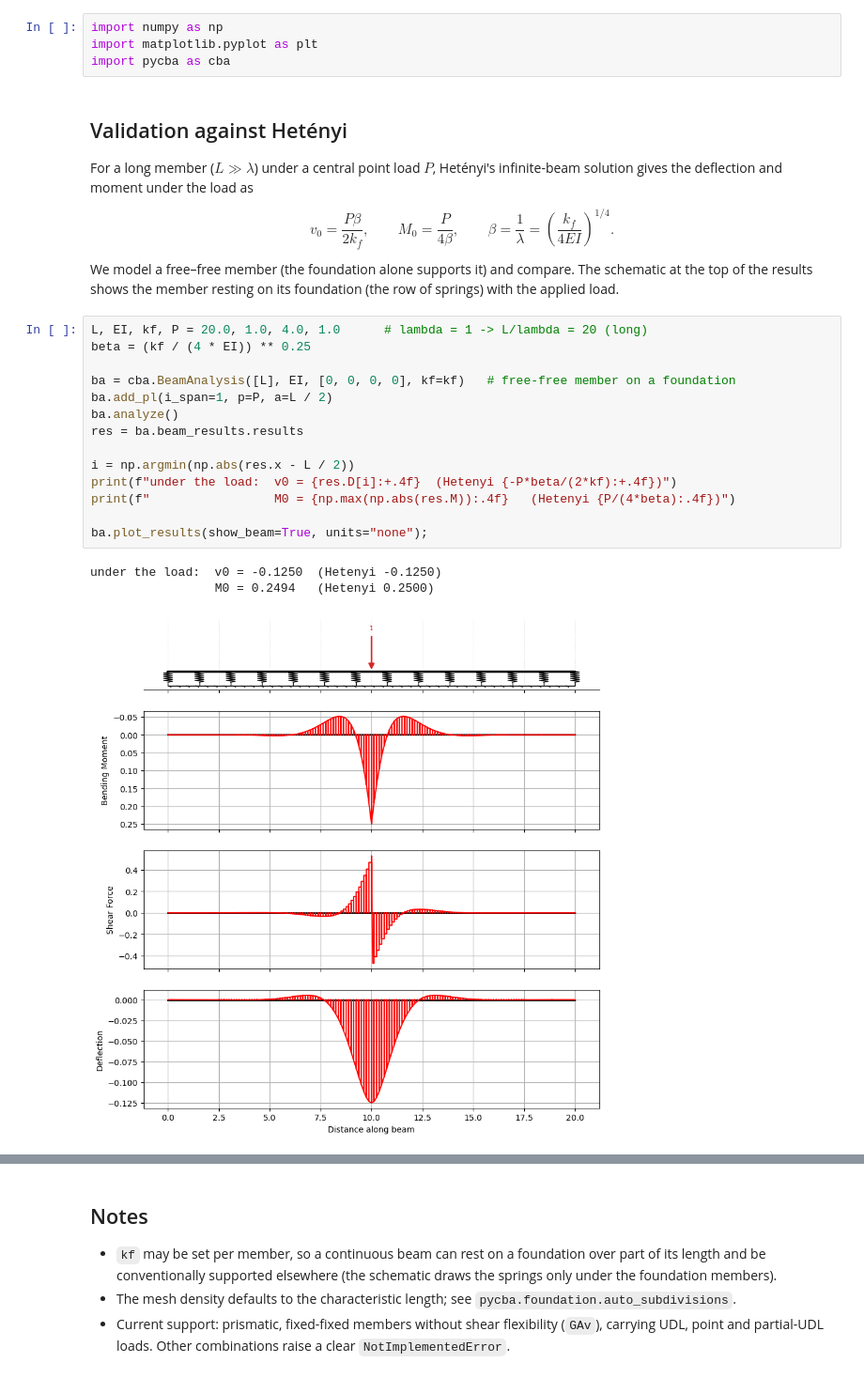
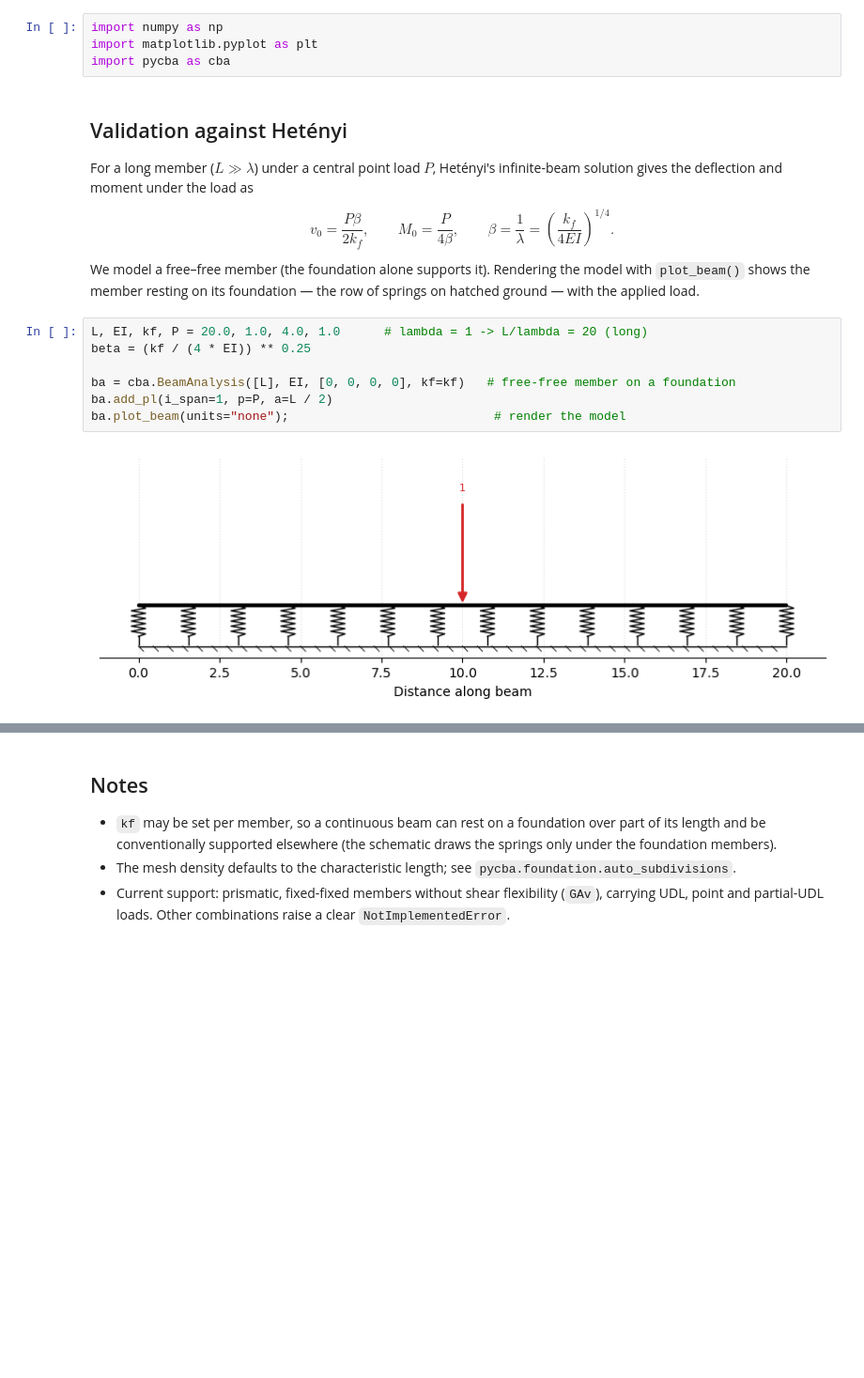
Before and after one commit to ccaprani/pycba, a Jupyter notebook: docs/source/notebooks/foundation.ipynb, the cells around one changed output, grey strips where cells are left out. Shown at 94% size. Saved outputs shown, nothing was run; the diff lists cells and outputs as text; blank space fills up the shorter version.

```diff
--- a/docs/source/notebooks/foundation.ipynb
+++ b/docs/source/notebooks/foundation.ipynb
@@ -23,22 +23,13 @@ For a long member ($L \gg \lambda$) under a central point load $P$, Hetényi's i
 
 $$ v_0 = \frac{P\beta}{2k_f}, \qquad M_0 = \frac{P}{4\beta}, \qquad \beta = \frac{1}{\lambda} = \left(\frac{k_f}{4EI}\right)^{1/4}. $$
 
-We model a free–free member (the foundation alone supports it) and compare. The schematic at the top of the results shows the member resting on its foundation (the row of springs) with the applied load.
+We model a free–free member (the foundation alone supports it). Rendering the model with `plot_beam()` shows the member resting on its foundation — the row of springs on hatched ground — with the applied load.
 # %%
 L, EI, kf, P = 20.0, 1.0, 4.0, 1.0      # lambda = 1 -> L/lambda = 20 (long)
 beta = (kf / (4 * EI)) ** 0.25
 
 ba = cba.BeamAnalysis([L], EI, [0, 0, 0, 0], kf=kf)   # free-free member on a foundation
 ba.add_pl(i_span=1, p=P, a=L / 2)
-ba.analyze()
-res = ba.beam_results.results
-
-i = np.argmin(np.abs(res.x - L / 2))
-print(f"under the load:  v0 = {res.D[i]:+.4f}  (Hetenyi {-P*beta/(2*kf):+.4f})")
-print(f"                 M0 = {np.max(np.abs(res.M)):.4f}   (Hetenyi {P/(4*beta):.4f})")
-
-ba.plot_results(show_beam=True, units="none");
+ba.plot_beam(units="none");                            # render the model
 # %% [output]
-under the load:  v0 = -0.1250  (Hetenyi -0.1250)
-                 M0 = 0.2494   (Hetenyi 0.2500)
-[figure, old version]
+[figure, new version]
```
Also changed, not shown: parts of 4 cells of this notebook.
